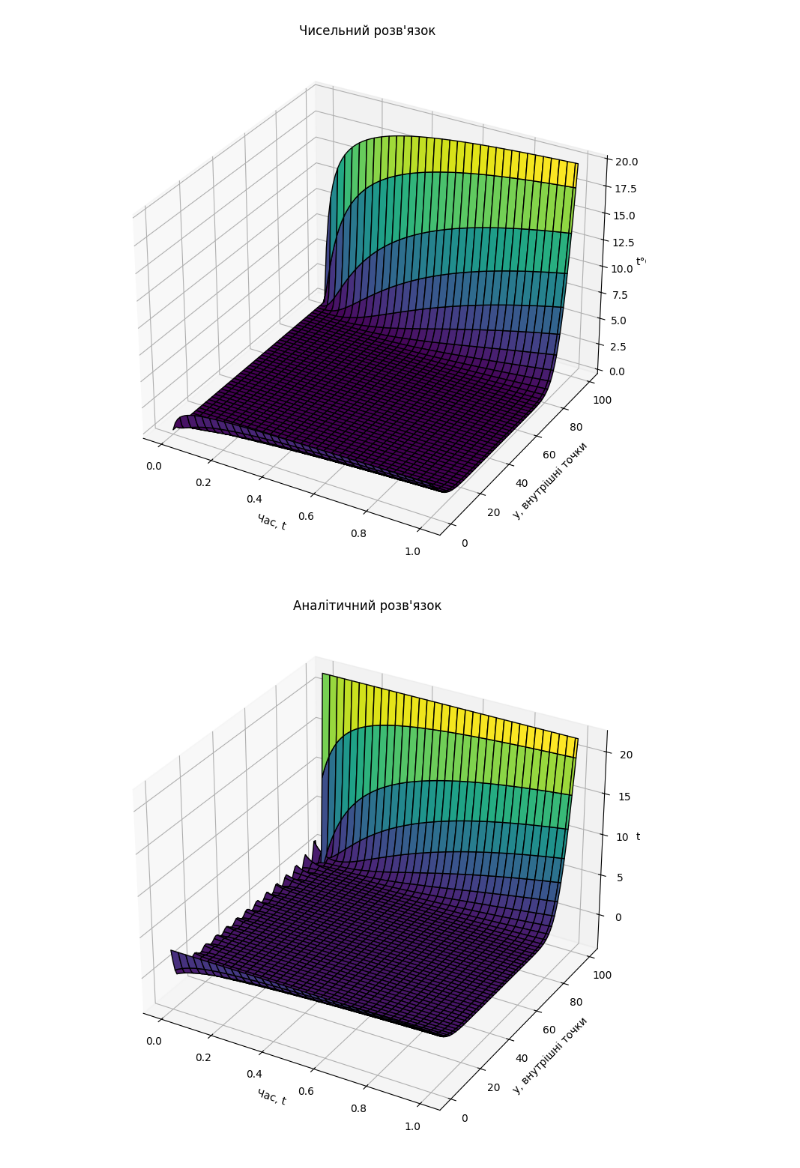
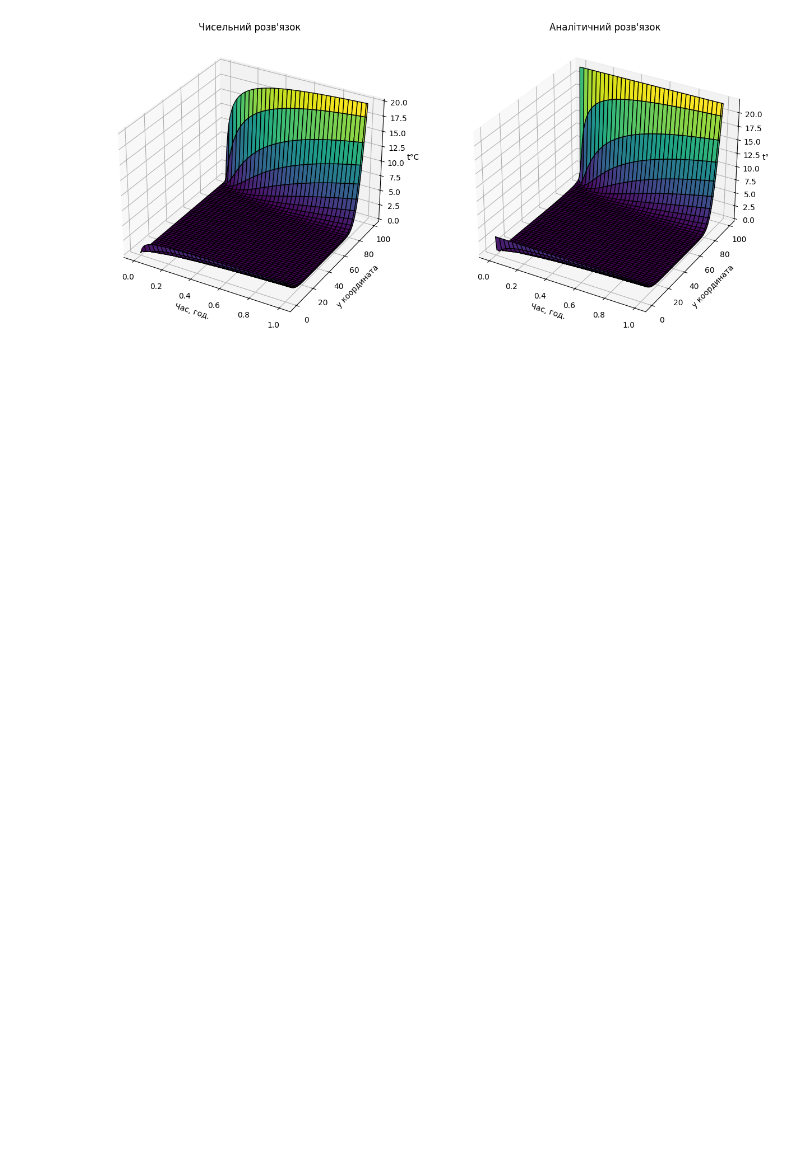
Before and after one commit to Karpt221/heat-conduction-, a Jupyter notebook: LR3_MSS.ipynb, the cells around one changed output. Drawn from its saved outputs; the diff is of its cells as text; code cells hidden in the pictures; blank space fills up the shorter version.

Commit message:
Fix plots

```diff
--- a/LR3_MSS.ipynb
+++ b/LR3_MSS.ipynb
@@ -5,7 +5,7 @@ import matplotlib.pyplot as plt
 
 def analytical_heat(t, y):
     sum = 0
-    for n in range(1, 31):
+    for n in range(1, 201):
         sum += (1 / n) * (22 * (-1)**n - 3) * math.exp(-((math.pi * n / 0.01)**2) * 0.34e-6 * t) * math.sin(((math.pi * n / 0.01) * y))
     return 1900 * y + 3 + (2 / math.pi) * sum
 
@@ -43,49 +43,49 @@ def rungeKuttHeat(uy, h, T, N):
         uyk4 =  np.array(result[j]) + np.array(k3) * h
         k4 = []
         for i in range(N):
             k4.append(fi(i, uyk4))
         u_next = result[j] + (np.array(k1) + 2 * np.array(k2) + 2 * np.array(k3) + np.array(k4)) * (h / 6)
         result.append(u_next)
     return result
 
 numeric_result = rungeKuttHeat(uy, h, T, N)
 numeric_result = np.array(numeric_result)
 
 analytical_result = []
 t = np.arange(0, T + h, h)
 y_values = np.linspace(0, 0.01, N)
 for ti in t:
     row = []
     for yi in y_values:
         row.append(analytical_heat(ti, yi))
     analytical_result.append(row)
 
 analytical_result = np.array(analytical_result)
 
-def plot_heat(result, title):
-    t = np.arange(0, T + h, h)
-    y = np.arange(N)
-    T_plot, Y = np.meshgrid(t, y, indexing="ij")
-    Z = result
-    fig = plt.figure(figsize=(20, 15))
-    ax = fig.add_subplot(121, projection='3d')
-    ax.plot_surface(T_plot, Y, Z, cmap='viridis', edgecolor='k')
-    ax.set_xlabel('Час, t')
-    ax.set_ylabel('y, внутрішні точки')
-    ax.set_zlabel('t°C')
-    ax.set_title(title)
-    plt.grid(True)
-    plt.show()
-
-plot_heat(numeric_result, "Чисельний розв'язок")
-plot_heat(analytical_result, "Аналітичний розв'язок")
+t = np.arange(0, T + h, h)
+y = np.arange(N)
+T_plot, Y = np.meshgrid(t, y, indexing="ij")
+fig = plt.figure(figsize=(15, 10))
+ax1 = fig.add_subplot(121, projection='3d')
+ax1.plot_surface(T_plot, Y, numeric_result, cmap='viridis', edgecolor='k')
+ax1.set_xlabel('Час, год.')
+ax1.set_ylabel('y координата')
+ax1.set_zlabel('t°C')
+ax1.set_title("Чисельний розв'язок")
+ax2 = fig.add_subplot(122, projection='3d')
+ax2.plot_surface(T_plot, Y, analytical_result, cmap='viridis', edgecolor='k')
+ax2.set_xlabel('Час, год.')
+ax2.set_ylabel('y координата')
+ax2.set_zlabel('t°C')
+ax2.set_title("Аналітичний розв'язок")
+plt.grid(True)
+plt.show()
 
 mae = np.max(np.absolute(analytical_result - numeric_result))
 
 mse = (np.sum((analytical_result - numeric_result)** 2)) / (steps * N)
 
 print('MAE: ', mae)
 print('MSE: ', mse)
 # %% [output]
-[figure, old version]
+[figure, new version]
-[figure, removed]
```
Also changed, not shown: parts of 1 cell of this notebook, 1 other file.
